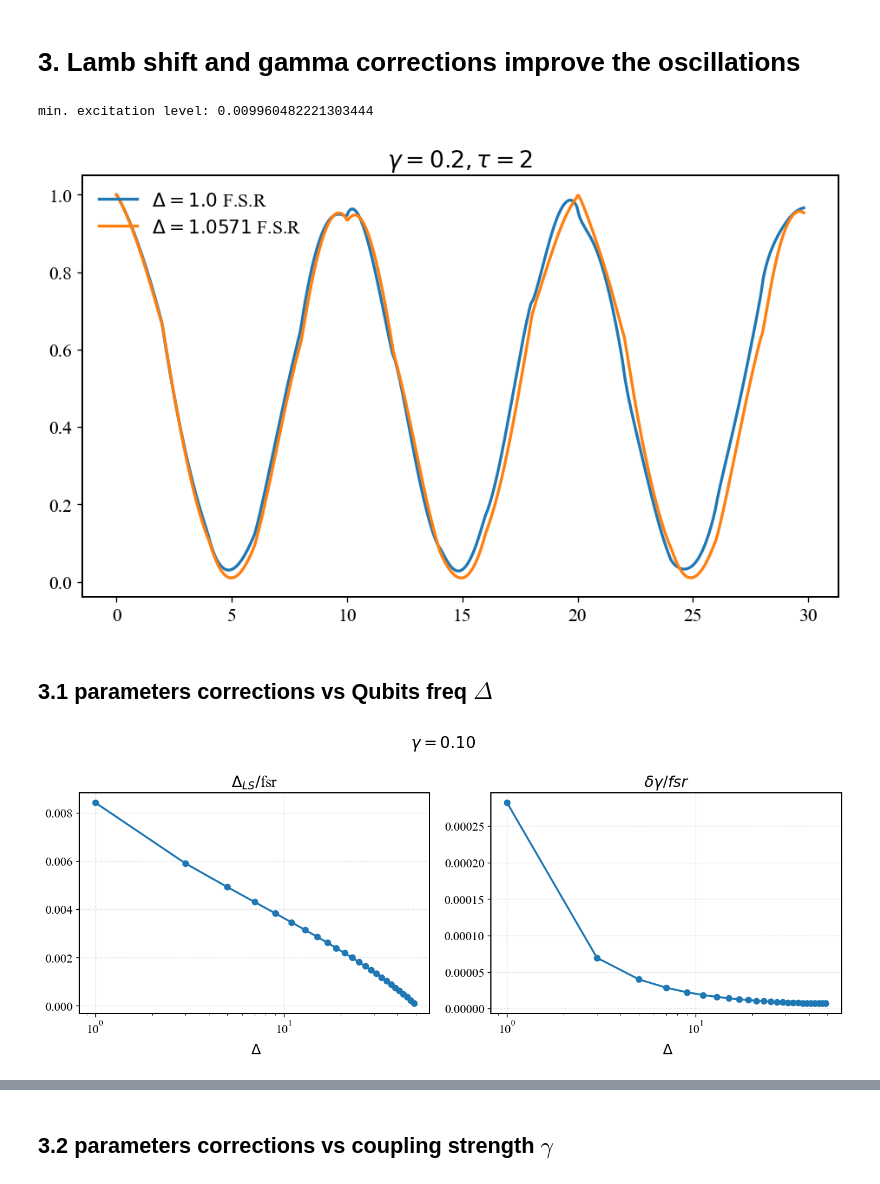
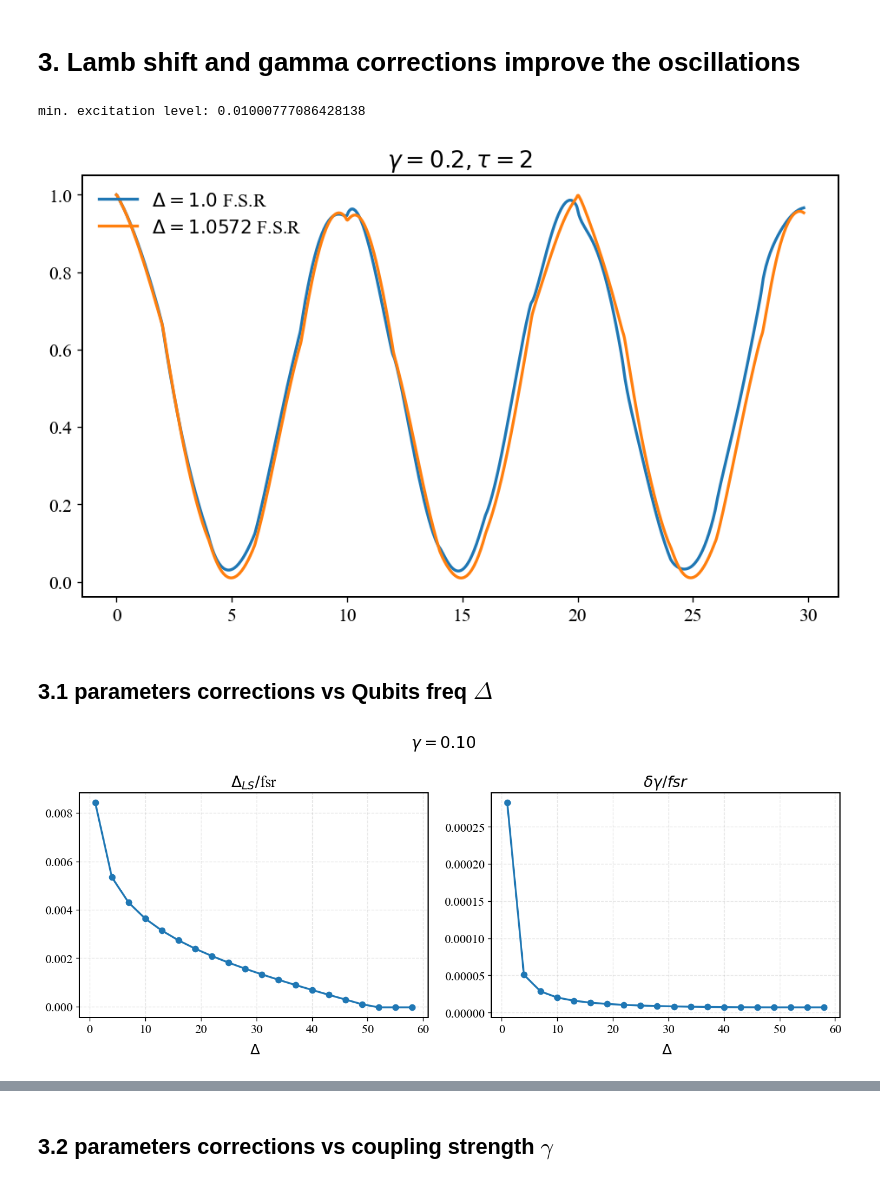
Before and after one commit to Taitoos2/non_markovian_qubit_swap, a Jupyter notebook: Idea_1.ipynb, the cells around one changed output, grey strips where cells are left out. Drawn from its saved outputs; the diff is of its cells as text; code cells hidden in the pictures.

```diff
--- a/Idea_1.ipynb
+++ b/Idea_1.ipynb
@@ -36,13 +27,15 @@ set_plot_style()
 # %%
-exp005(gamma=0.2)
+exp002(gamma=0.2)
 # %% [output]
-min. excitation level: 0.009960482221303444
+min. excitation level: 0.01000777086428138
 [figure]
 # %% [markdown]
 ## 3.1 parameters corrections vs Qubits freq $\Delta $
 # %%
-Delta_list_1 = list(range(1,50,2))
-ls1,gs1=exp006(Delta_0=None,gamma_0=0.1,Delta_list=Delta_list_1 ,gamma_list=None,n_modes=100,n_steps=1001,sclae_log_y=False,method_m='TNC')
+Delta_list_1 = list(range(1,60,3))
+ls1,gs1=exp003(Delta_0=None,gamma_0=0.1,Delta_list=Delta_list_1 ,gamma_list=None,n_modes=100,n_steps=1001,scale_log_y=False,scale_log_x=False,method_m='TNC')
+
+# aqui encuentra ceros en la variacion en frecuencia. Tengo que mirar si es la precision numérica o qué está pasando.
 # %% [output]
-[figure, old version]
+[figure, new version]
 # %%
```
Also changed, not shown: parts of 8 cells of this notebook, 1 other file.
